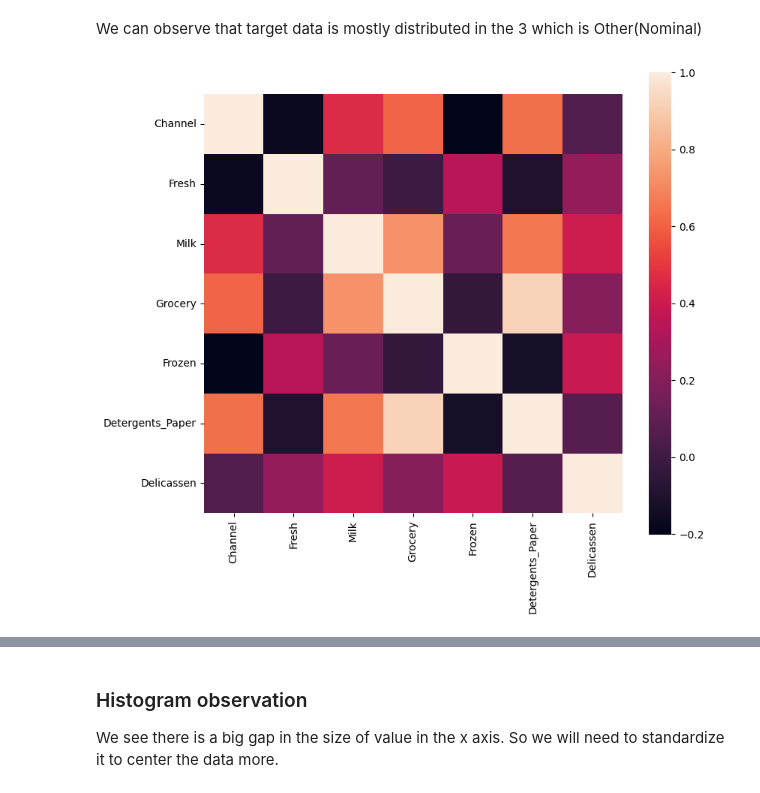
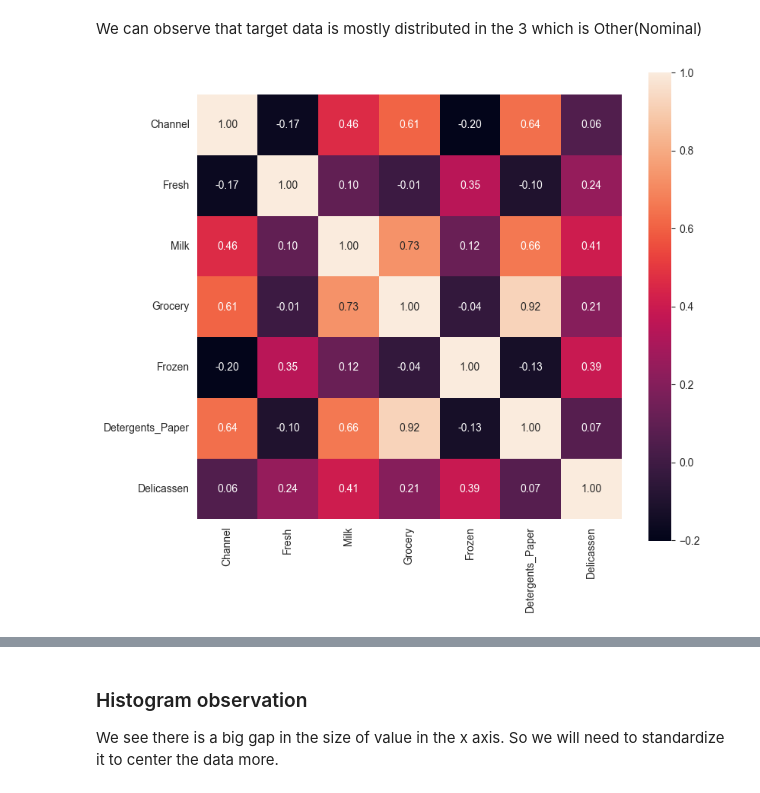
Before and after one commit to Wolff404/Clustering, a Jupyter notebook: Clustering_of_Wholesale_Customers.ipynb, the cells around one changed output, grey strips where cells are left out. Drawn from its saved outputs; the diff is of its cells as text; code cells hidden in the pictures.

```diff
--- a/Clustering_of_Wholesale_Customers.ipynb
+++ b/Clustering_of_Wholesale_Customers.ipynb
@@ -86,9 +86,9 @@ We can observe that target data is mostly distributed in the 3 which is Other(No
 # %%
 corrmat = dataset.corr()
 fig, ax = plt.subplots(figsize=(9,8))
-sb.heatmap(corrmat,ax=ax, square=True);
+sb.heatmap(corrmat,ax=ax, square=True,annot=True, fmt='.2f');
 # %% [output]
-[figure, old version]
+[figure, new version]
 # %%
 plt.figure(figsize=(10, 5))
 fig = sb.boxplot(data=dataset)
```
Also changed, not shown: parts of 7 cells of this notebook, 1 other file.
